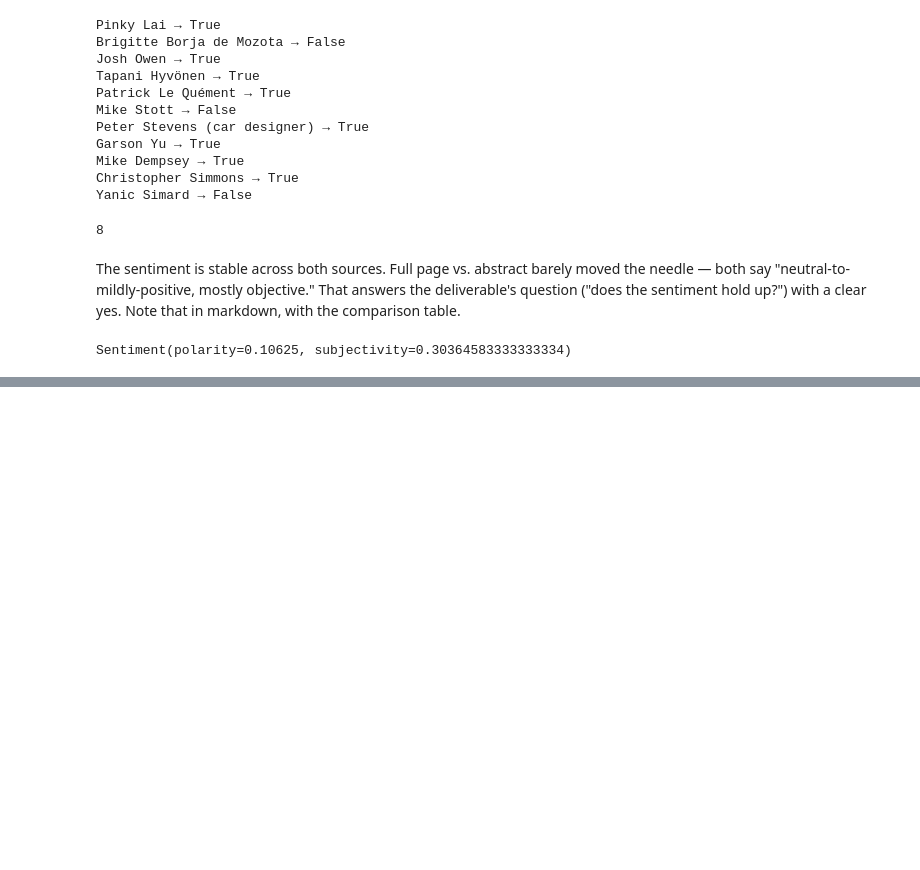
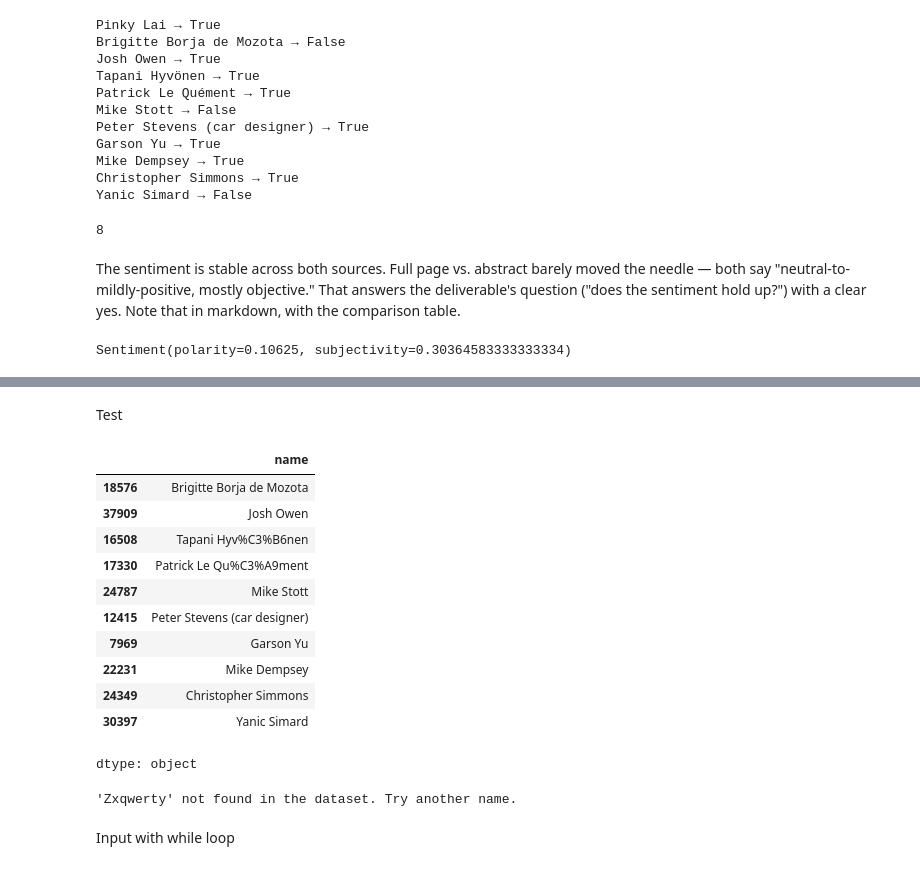
Before and after one commit to cyeef/Data-Science-Portfolio-C21-, a Jupyter notebook: Projects/Project-5/NLP.Description.for.Students.ipynb, the cells around one changed output, grey strips where cells are left out. Cells and saved outputs as stored; diff of their text form; code cells hidden in the pictures; blank space fills up the shorter version.

```diff
--- a/Projects/Project-5/NLP.Description.for.Students.ipynb
+++ b/Projects/Project-5/NLP.Description.for.Students.ipynb
@@ -349,0 +464,40 @@ Sentiment(polarity=0.10625, subjectivity=0.30364583333333334)
+# %%
+def find_neighbors(name):
+    matches = people_df[people_df['name'].str.contains(name, case=False, na=False)]
+
+    if matches.empty:
+        print(f"'{name}' not found in the dataset. Try another name.")
+        return                          # stop here — don't reach row_pos
+    if len(matches) > 1:                              # NEW: ambiguity guard
+        print(f"Multiple matches for '{name}'. Which did you mean?")
+        for n in matches['name']:
+            print("  -", n)
+        return
+    row_pos = matches.index[0]
+    person_vector = tfidf_matrix[row_pos]
+    distances, indices = nn_model.kneighbors(person_vector)
+    neighbor_positions = indices[0][1:]
+    return people_df.loc[neighbor_positions, 'name']
+# %% [markdown]
+Test
+# %%
+find_neighbors('Pinky Lai')
+# %% [output]
+|  | name |
+| 18576 | Brigitte Borja de Mozota |
+| 37909 | Josh Owen |
+| 16508 | Tapani Hyv%C3%B6nen |
+| 17330 | Patrick Le Qu%C3%A9ment |
+| 24787 | Mike Stott |
+| 12415 | Peter Stevens (car designer) |
+| 7969 | Garson Yu |
+| 22231 | Mike Dempsey |
+| 24349 | Christopher Simmons |
+| 30397 | Yanic Simard |
+dtype: object
+# %%
+find_neighbors('Zxqwerty')
+# %% [output]
+'Zxqwerty' not found in the dataset. Try another name.
+# %% [markdown]
+Input with while loop
```
Also changed, not shown: parts of 25 cells of this notebook.
